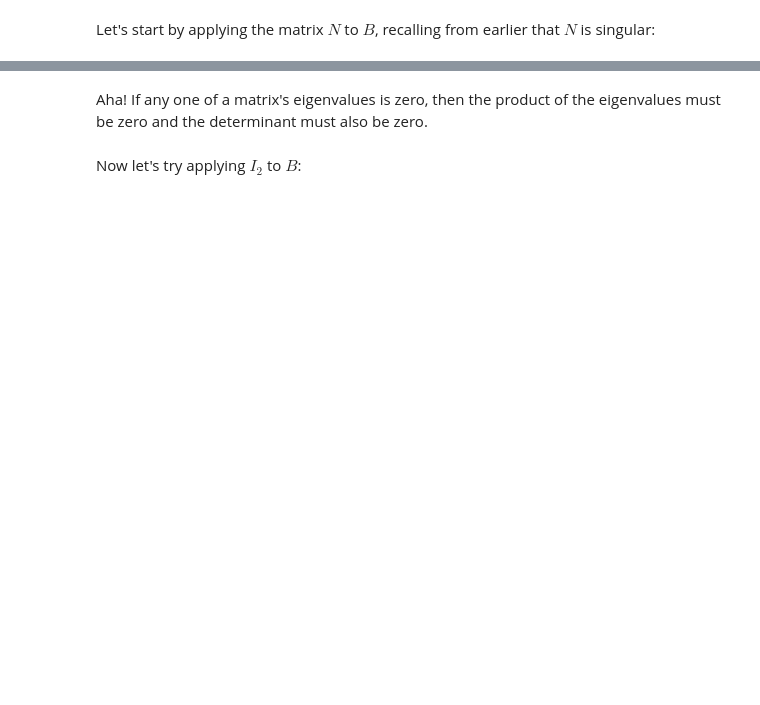
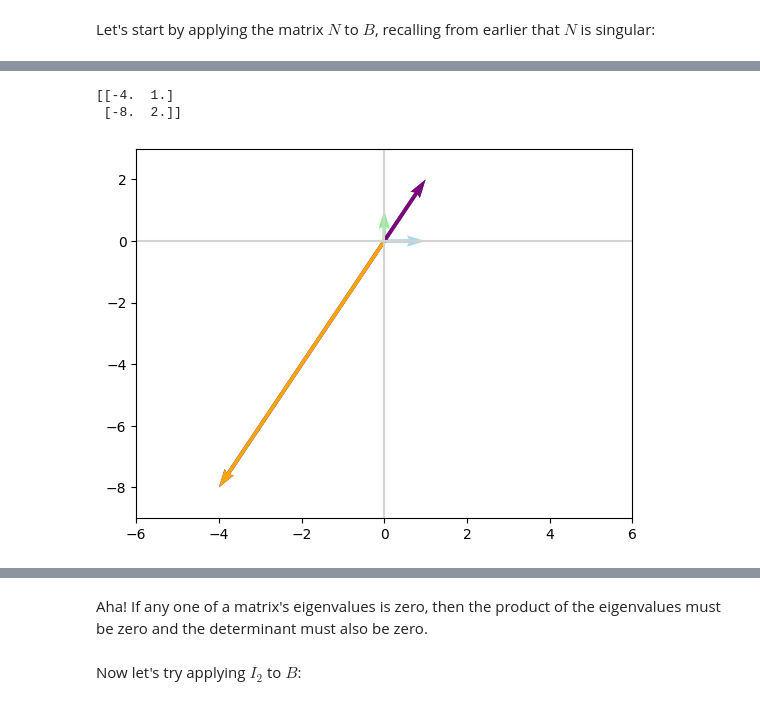
Before and after one commit to Arnellou/ML-foundations-JohnKrohn-OREILLY-course-notebooks, a Jupyter notebook: notebooks/2-linear-algebra-ii.ipynb, the cells around one changed output, grey strips where cells are left out. Drawn from its saved outputs; the diff is of its cells as text; code cells hidden in the pictures; blank space fills up the shorter version.

```diff
--- a/notebooks/2-linear-algebra-ii.ipynb
+++ b/notebooks/2-linear-algebra-ii.ipynb
@@ -1029,11 +1047,16 @@ np.linalg.det(N)
 # %%
 NB = np.dot(N, B)
-NB
+print(NB)
+# %% [output]
+[[-4.  1.]
+ [-8.  2.]]
 # %%
-plot_vectors([vectorfy(B, 0), vectorfy(B, 1), vectorfy(NB, 0), vectorfy(NB, 1)],
-            ['lightblue', 'lightgreen', 'blue', 'green'])
+plot_vectors([vectorfy(B, 0), vectorfy(B, 1), vectorfy(NB, 0), vectorfy(NB, 1) ,  vectorfy(N, 0), vectorfy(N, 1)],
+            ['lightblue', 'lightgreen', 'blue', 'green'   , 'orange', 'purple'])
 plt.xlim(-6, 6)
 _ = plt.ylim(-9, 3)
+# %% [output]
+[figure, added]
 # %%
 lambdas, V = np.linalg.eig(N)
 lambdas
```
Also changed, not shown: parts of 39 cells of this notebook.
